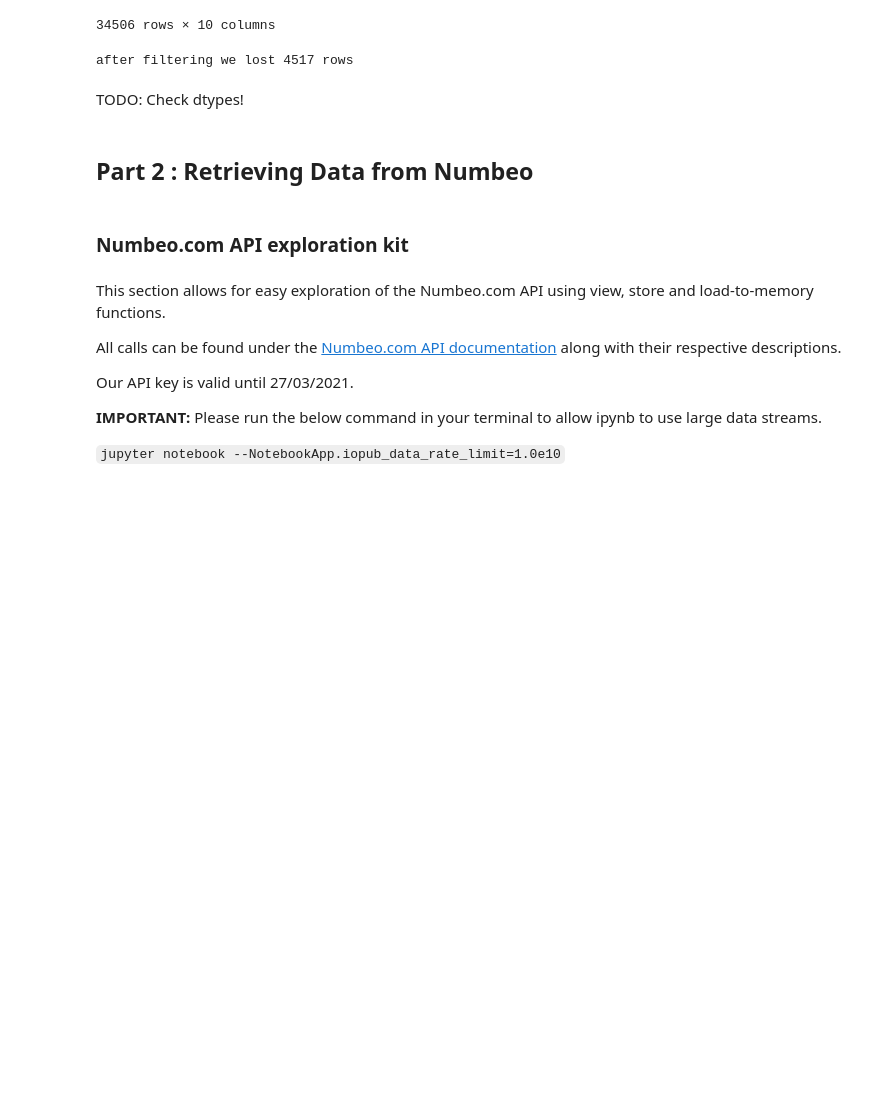
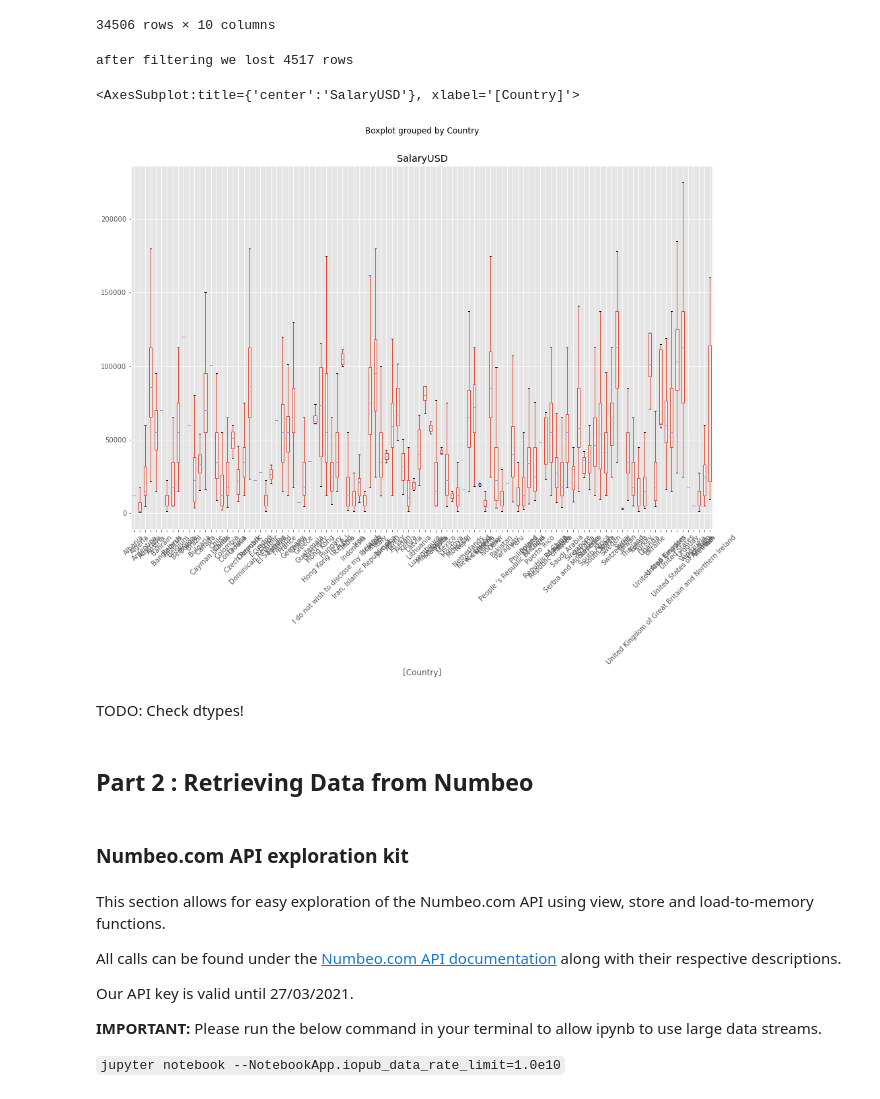
Before and after one commit to hendrikbaacke/Data-Madness, a Jupyter notebook: Income_and_Living_Prices__Data_Madness.ipynb, the cells around one changed output. Cells and saved outputs as stored; diff of their text form; code cells hidden in the pictures; blank space fills up the shorter version.

Commit message:
created some plotting

```diff
--- a/Income_and_Living_Prices__Data_Madness.ipynb
+++ b/Income_and_Living_Prices__Data_Madness.ipynb
@@ -633,3 +635,10 @@ after filtering we lost 4517 rows
+# %%
+flierprops = dict(marker='o', markerfacecolor='steelblue', markersize=2,
+                  linestyle='none')
+df_income_filtered.boxplot(column=["SalaryUSD"], by=["Country"], rot=45, figsize=(15,10), flierprops=flierprops, showfliers=False)
+# %% [output]
+<AxesSubplot:title={'center':'SalaryUSD'}, xlabel='[Country]'>
+[figure, added]
 # %% [markdown]
 TODO: Check dtypes!
 # %% [markdown]
```
Also changed, not shown: parts of 1 cell of this notebook.
